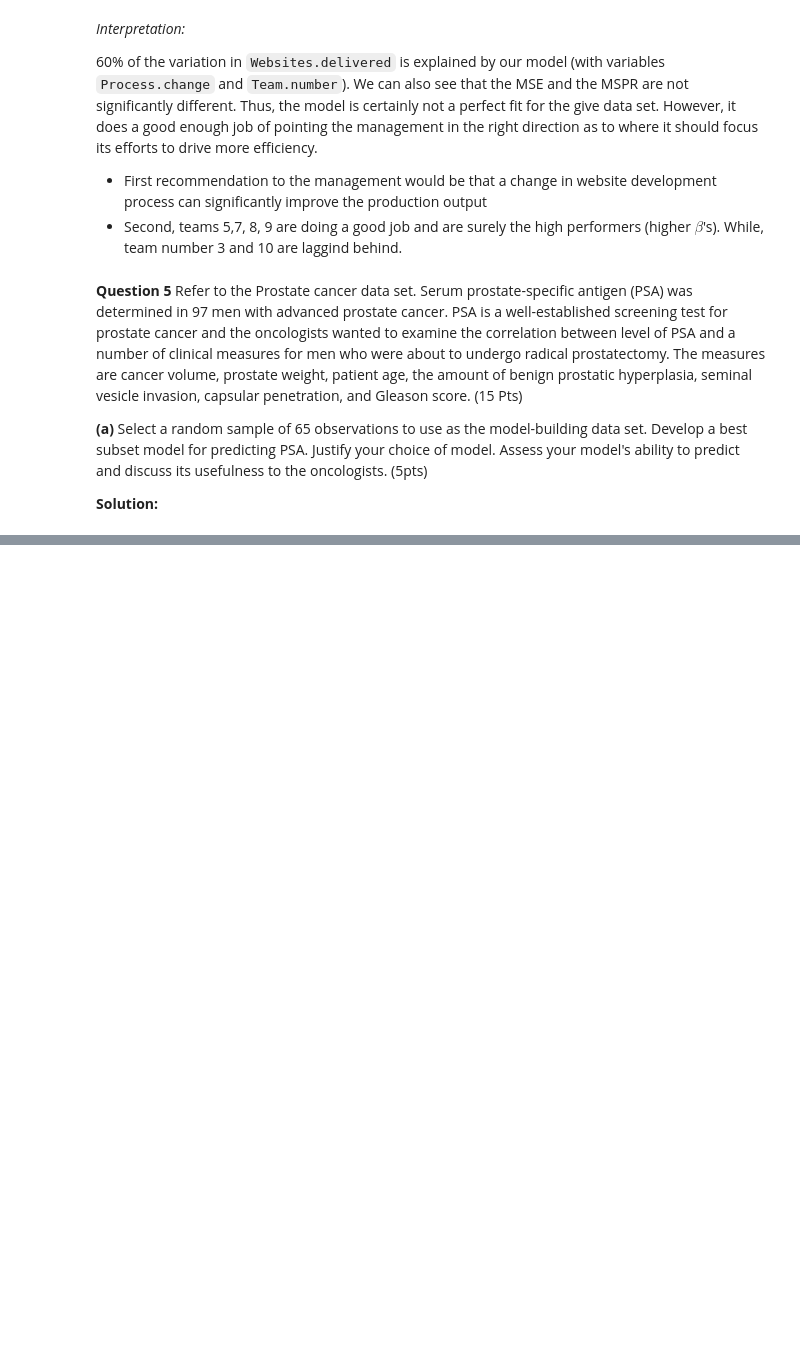
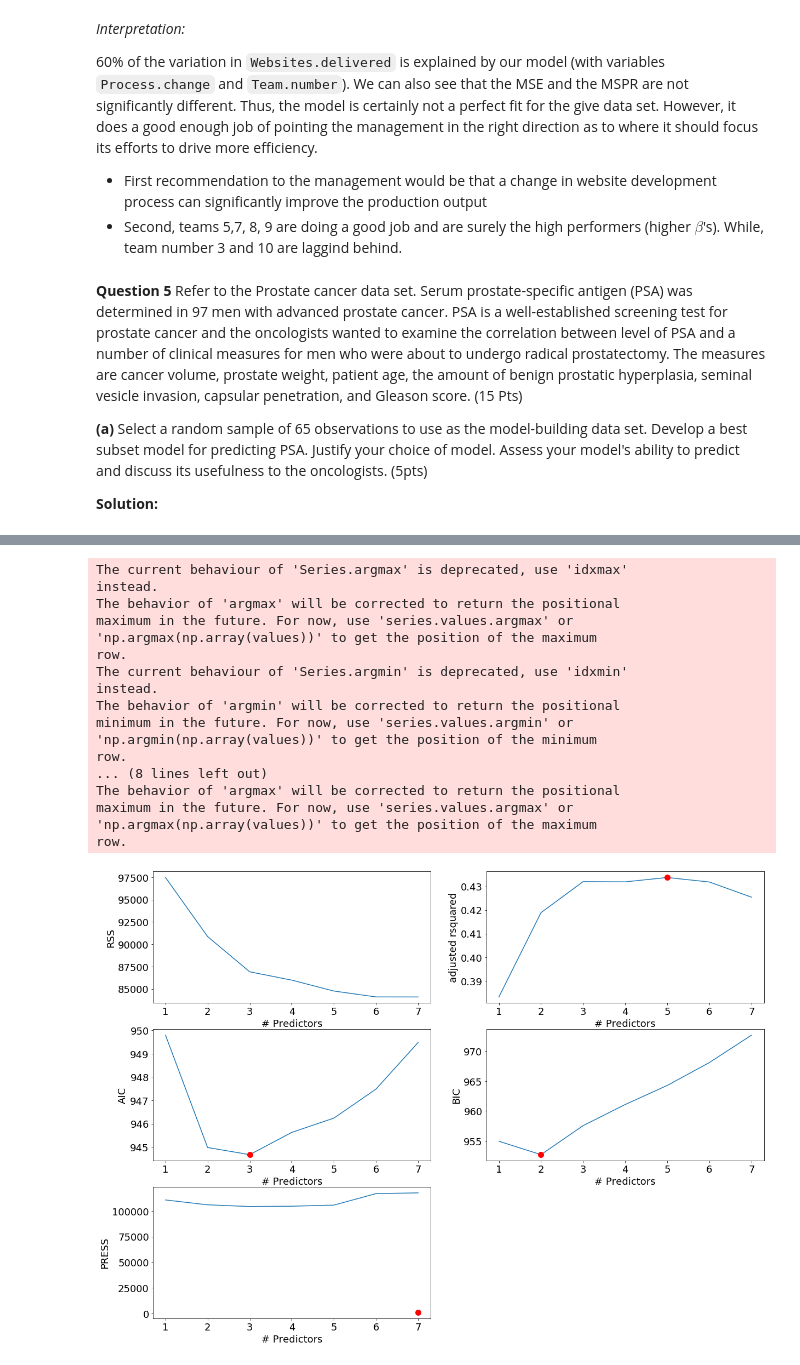
Before and after one commit to srk-apts/CS-E-106, a Jupyter notebook: Homework/HW7/hw7_python.ipynb, the cells around one changed output, grey strips where cells are left out. Drawn from its saved outputs; the diff is of its cells as text; code cells hidden in the pictures; blank space fills up the shorter version.

```diff
--- a/Homework/HW7/hw7_python.ipynb
+++ b/Homework/HW7/hw7_python.ipynb
@@ -1013,3 +1095,12 @@ prostate_data.corr()
 | age | 0.017199 | 0.039094 | 0.164324 | 1.000000 | 0.366341 | 0.099555 |
 | benign_prostatic_hyperplasia | -0.016486 | -0.133209 | 0.321849 | 0.366341 | 1.000000 | -0.083009 |
 | capsular_penetration | 0.550793 | 0.692897 | 0.001579 | 0.099555 | -0.083009 | 1.000000 |
+# %%
+features = ['cancer_volume', 'weight', 'age',
+            'benign_prostatic_hyperplasia', 'seminal_vesicle_invasion',
+            'gleason_score']
+X_train = train_df[features]
+y_train = train_df['psa_level']
+# %%
+models_best = best_subset_models(X=X_train, y=y_train)
+models_best
@@ -1015,0 +1116,21 @@ prostate_data.corr()
+# %%
+plot_model_stats(models_best)
+# %% [output]
+The current behaviour of 'Series.argmax' is deprecated, use 'idxmax'
+instead.
+The behavior of 'argmax' will be corrected to return the positional
+maximum in the future. For now, use 'series.values.argmax' or
+'np.argmax(np.array(values))' to get the position of the maximum
+row.
+The current behaviour of 'Series.argmin' is deprecated, use 'idxmin'
+instead.
+The behavior of 'argmin' will be corrected to return the positional
+minimum in the future. For now, use 'series.values.argmin' or
+'np.argmin(np.array(values))' to get the position of the minimum
+row.
+... (8 lines left out)
+The behavior of 'argmax' will be corrected to return the positional
+maximum in the future. For now, use 'series.values.argmax' or
+'np.argmax(np.array(values))' to get the position of the maximum
+row.
+[figure, added]
```
Also changed, not shown: parts of 52 cells of this notebook, 13 other files.
